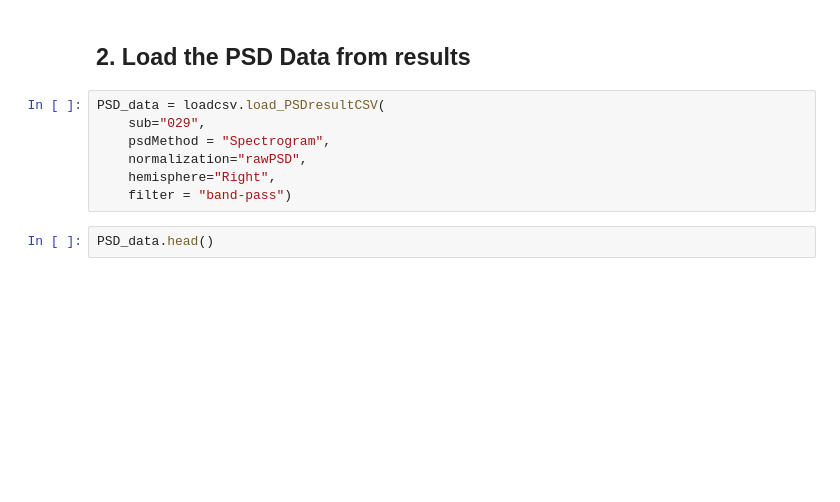
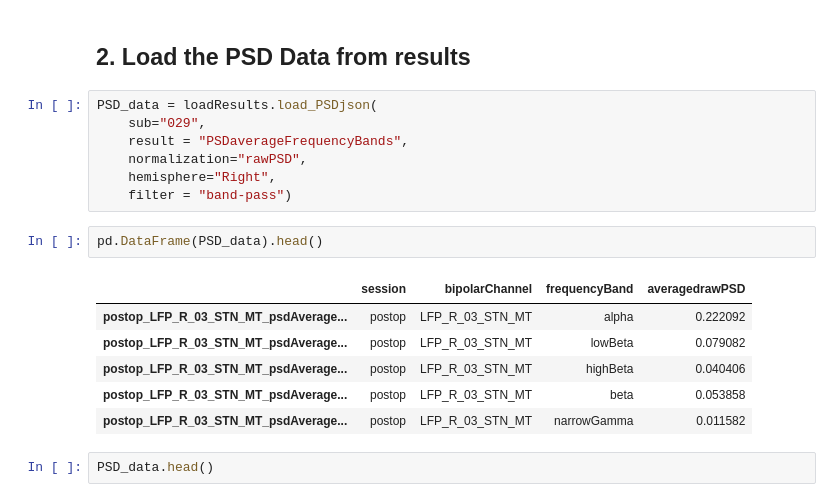
Before and after one commit to JKBehnke/BetaSenSightLongterm, a Jupyter notebook: code/notebooks/LongitudinalBetaAnalysis.ipynb, the cells around one changed output. Drawn from its saved outputs; the diff is of its cells as text; blank space fills up the shorter version.

```diff
--- a/code/notebooks/LongitudinalBetaAnalysis.ipynb
+++ b/code/notebooks/LongitudinalBetaAnalysis.ipynb
@@ -167,12 +200,21 @@ numpy.ndarray
 # %% [markdown]
 ## 2. Load the PSD Data from results
 # %%
-PSD_data = loadcsv.load_PSDresultCSV(
+PSD_data = loadResults.load_PSDjson(
     sub="029",
-    psdMethod = "Spectrogram",
+    result = "PSDaverageFrequencyBands",
     normalization="rawPSD",
     hemisphere="Right",
     filter = "band-pass")
+# %%
+pd.DataFrame(PSD_data).head()
+# %% [output]
+|  | session | bipolarChannel | frequencyBand | averagedrawPSD |
+| postop_LFP_R_03_STN_MT_psdAverage... | postop | LFP_R_03_STN_MT | alpha | 0.222092 |
+| postop_LFP_R_03_STN_MT_psdAverage... | postop | LFP_R_03_STN_MT | lowBeta | 0.079082 |
+| postop_LFP_R_03_STN_MT_psdAverage... | postop | LFP_R_03_STN_MT | highBeta | 0.040406 |
+| postop_LFP_R_03_STN_MT_psdAverage... | postop | LFP_R_03_STN_MT | beta | 0.053858 |
+| postop_LFP_R_03_STN_MT_psdAverage... | postop | LFP_R_03_STN_MT | narrowGamma | 0.011582 |
 # %%
 PSD_data.head()
 # %% [output]
```
Also changed, not shown: parts of 12 cells of this notebook, 5 other files.
